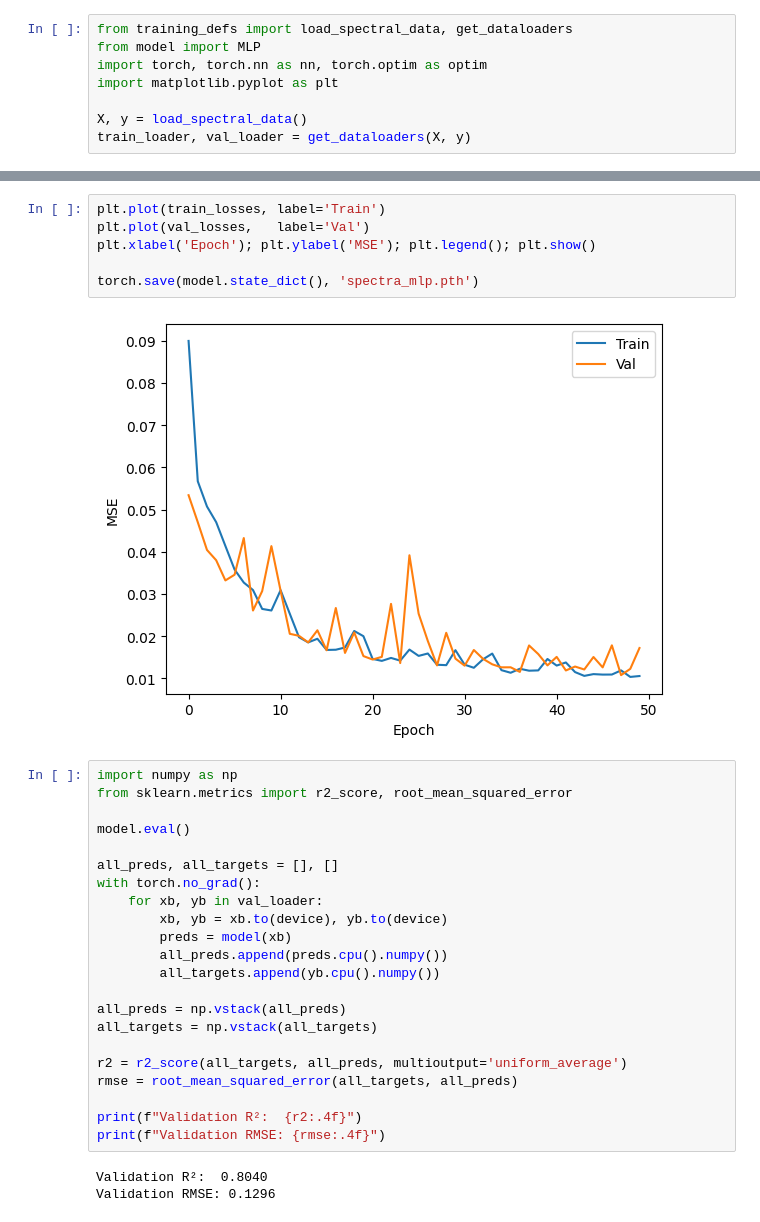
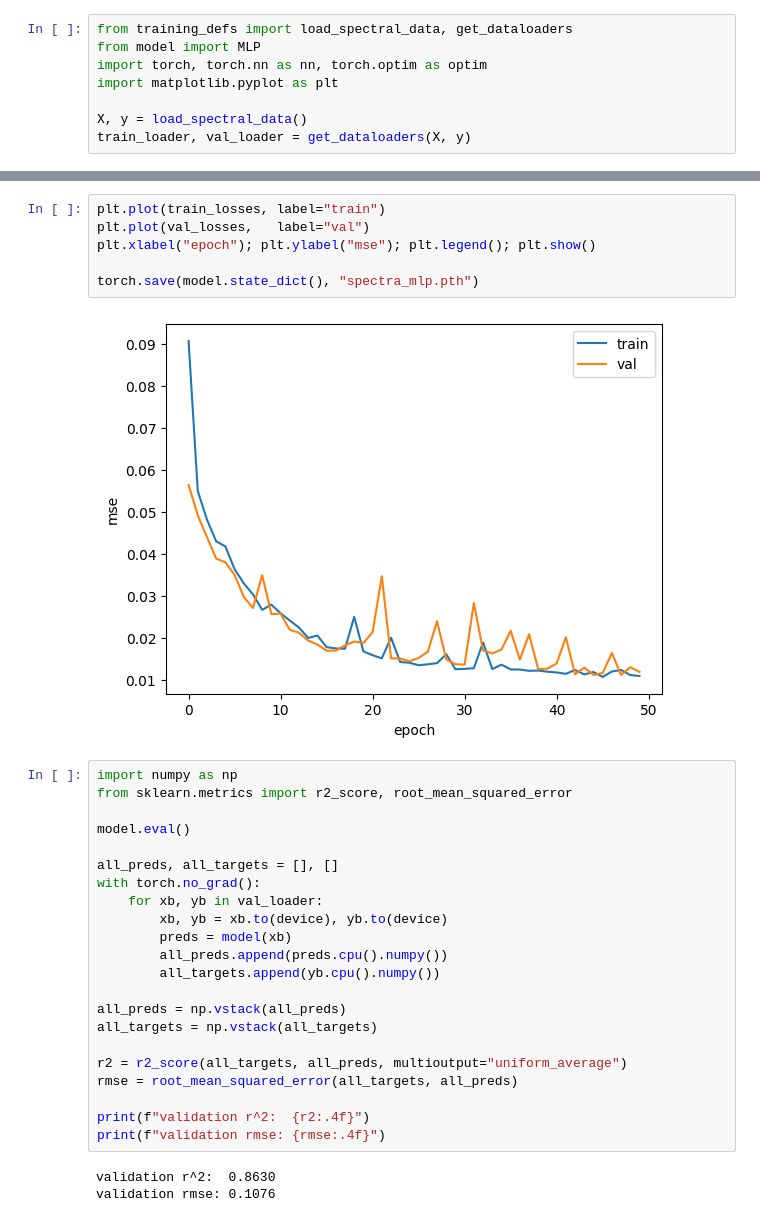
Before and after one commit to kieranphu-svg/FINCH-Science_SyntheticData, a Jupyter notebook: onboarding/Andrew/training.ipynb, the cells around one changed output, grey strips where cells are left out. Saved outputs shown, nothing was run; the diff lists cells and outputs as text.

Commit message:
trained mlp on simpler_data_rwc. 80/20 train/test split with r^2 0.8630

```diff
--- a/onboarding/Andrew/training.ipynb
+++ b/onboarding/Andrew/training.ipynb
@@ -59,11 +57,11 @@ Epoch 50  Train MSE: 0.0105  Val MSE: 0.0172
 # %%
-plt.plot(train_losses, label='Train')
-plt.plot(val_losses,   label='Val')
-plt.xlabel('Epoch'); plt.ylabel('MSE'); plt.legend(); plt.show()
+plt.plot(train_losses, label="train")
+plt.plot(val_losses,   label="val")
+plt.xlabel("epoch"); plt.ylabel("mse"); plt.legend(); plt.show()
 
-torch.save(model.state_dict(), 'spectra_mlp.pth')
+torch.save(model.state_dict(), "spectra_mlp.pth")
 # %% [output]
-[figure, old version]
+[figure, new version]
 # %%
 import numpy as np
 from sklearn.metrics import r2_score, root_mean_squared_error
@@ -81,11 +79,11 @@ with torch.no_grad():
 all_preds = np.vstack(all_preds)
 all_targets = np.vstack(all_targets)
 
-r2 = r2_score(all_targets, all_preds, multioutput='uniform_average')
+r2 = r2_score(all_targets, all_preds, multioutput="uniform_average")
 rmse = root_mean_squared_error(all_targets, all_preds)
 
-print(f"Validation R²:  {r2:.4f}")
-print(f"Validation RMSE: {rmse:.4f}")
+print(f"validation r^2:  {r2:.4f}")
+print(f"validation rmse: {rmse:.4f}")
 # %% [output]
-Validation R²:  0.8040
-Validation RMSE: 0.1296
+validation r^2:  0.8630
+validation rmse: 0.1076
```
Also changed, not shown: parts of 2 cells of this notebook, 1 other file.
